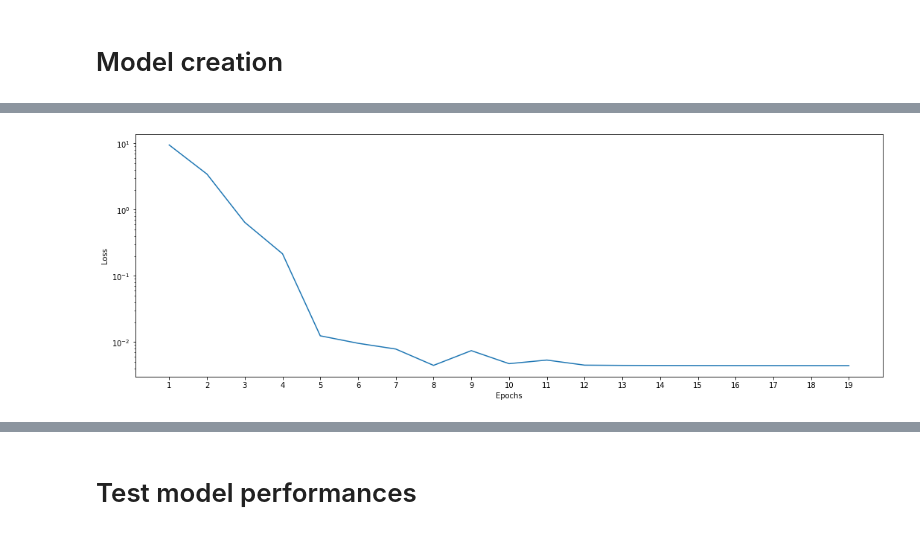
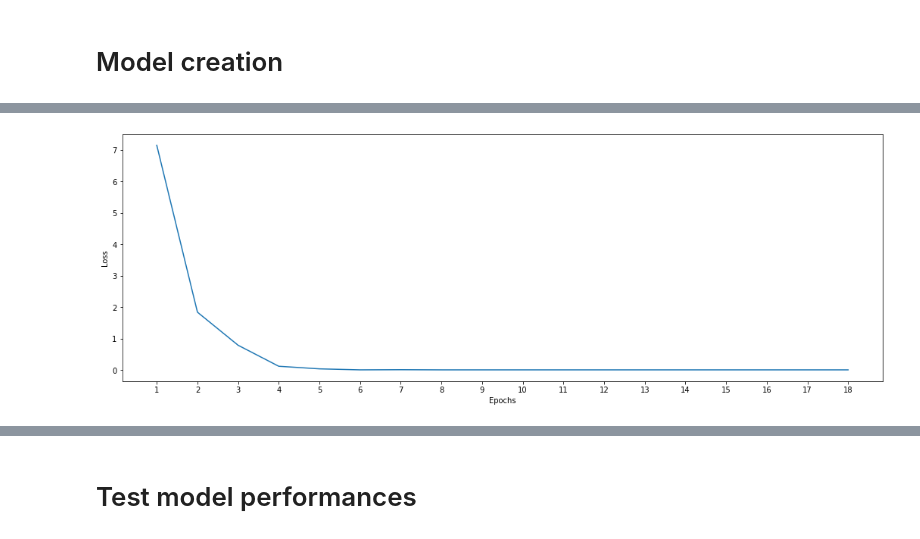
Before and after one commit to pierreelliott/kidney_stone_classification, a Jupyter notebook: training/notebooks/Training_classifier.ipynb, the cells around one changed output, grey strips where cells are left out. Saved outputs shown, nothing was run; the diff lists cells and outputs as text; code cells hidden in the pictures.

Commit message:
Reworked classifier training notebook ~ Reduced hidden layers size     -> from (2000, 500, 100) to only (500) without performance loss

```diff
--- a/training/notebooks/Training_classifier.ipynb
+++ b/training/notebooks/Training_classifier.ipynb
@@ -68,2 +84,2 @@ Y_classes = filtered_df.stone_class.values[indices]
 # %%
-Y = np.asarray(list(map(classes_mapper, Y_classes)))
+Y = shuffled_df.class_number.values
@@ -70,5 +95,5 @@ Y = np.asarray(list(map(classes_mapper, Y_classes)))
 # %%
-train_size = int(TRAIN_TEST_SPLIT_SIZE * X.shape[0])
+train_size = int(TRAIN_TEST_SPLIT_SIZE * shuffled_df.shape[0])
 # %%
 X_train = X[:train_size]
 Y_train = Y[:train_size]
@@ -100,10 +125,10 @@ Y_test.shape = (61,)
 # %% [markdown]
 # Model creation
 # %%
-hidden_layers = (2000, 500, 100)
+hidden_layers = (500,)
 nb_classes = len(CLASSES) + int(WITH_OTHER)
 # %%
-classifier = MLPClassifier(hidden_layers, batch_size=BATCH_SIZE, verbose=True, random_state=SEED)
+classifier = MLPClassifier(hidden_layers, batch_size=BATCH_SIZE, verbose=True, random_state=SEED, early_stopping=True)
 # %%
 classifier.fit(X_train, Y_train)
 # %% [output]
@@ -131,13 +154,13 @@ MLPClassifier(batch_size=64, hidden_layer_sizes=(2000, 500, 100), verbose=True)
 # %%
 plt.figure(figsize=(18,6))
 xticks = np.arange(classifier.n_iter_) + 1
 plt.plot(xticks, classifier.loss_curve_);
-plt.yscale('log');
+# plt.yscale('log');
 plt.xticks(xticks);
 plt.xlabel('Epochs');
 plt.ylabel('Loss');
 # %% [output]
-[figure, old version]
+[figure, new version]
 # %%
 classifier.score(X_test, Y_test)
 # %% [output]
```
Also changed, not shown: parts of 23 cells of this notebook.
